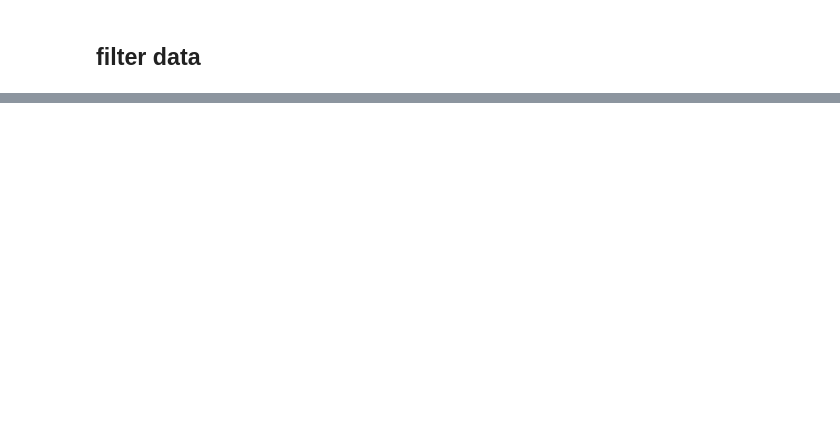
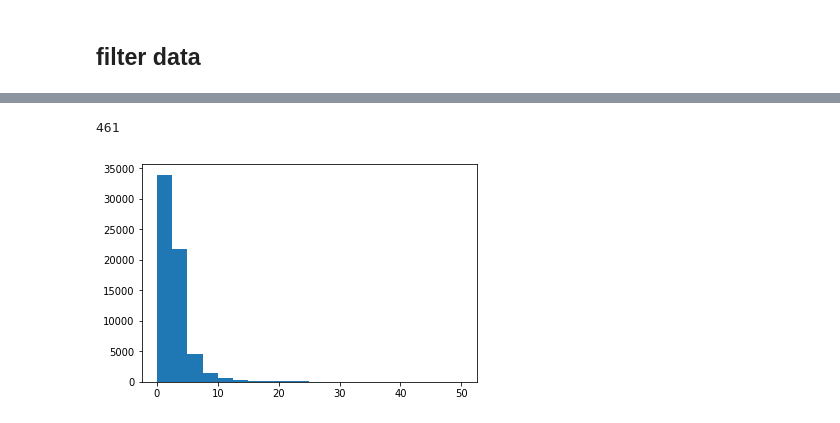
Before and after one commit to ermekaitygulov/made_cv, a Jupyter notebook: contest01/FindBad.ipynb, the cells around one changed output, grey strips where cells are left out. Cells and saved outputs as stored; diff of their text form; code cells hidden in the pictures; blank space fills up the shorter version.

```diff
--- a/contest01/FindBad.ipynb
+++ b/contest01/FindBad.ipynb
@@ -41,3 +38,10 @@ train_transforms = transforms.Compose([
+# %%
+train_transforms = A.Compose([
+        A.SmallestMaxSize(CROP_SIZE),
+        A.CenterCrop(CROP_SIZE, CROP_SIZE),
+        A.Normalize(mean=[0.485, 0.456, 0.406], std=[0.229, 0.224, 0.225]),
+        ToTensorV3()
+    ], keypoint_params=A.KeypointParams(format='xy', remove_invisible=False))
 # %% [markdown]
 ## filter data
 # %%
@@ -109,5 +117,11 @@ img_loss = list(zip(
 ))
 img_loss = sorted(img_loss, key=lambda x: x[1])
+# %%
+plt.hist([i[1] for i in img_loss], bins=20, range=(0, 50))
+np.sum([i[1] > 20 for i in img_loss])
+# %% [output]
+461
+[figure, added]
 # %%
 def draw_landmarks(image, landmarks, color=(128, 0, 128)):
     for point in landmarks:
```
Also changed, not shown: parts of 10 cells of this notebook, 4 other files.
